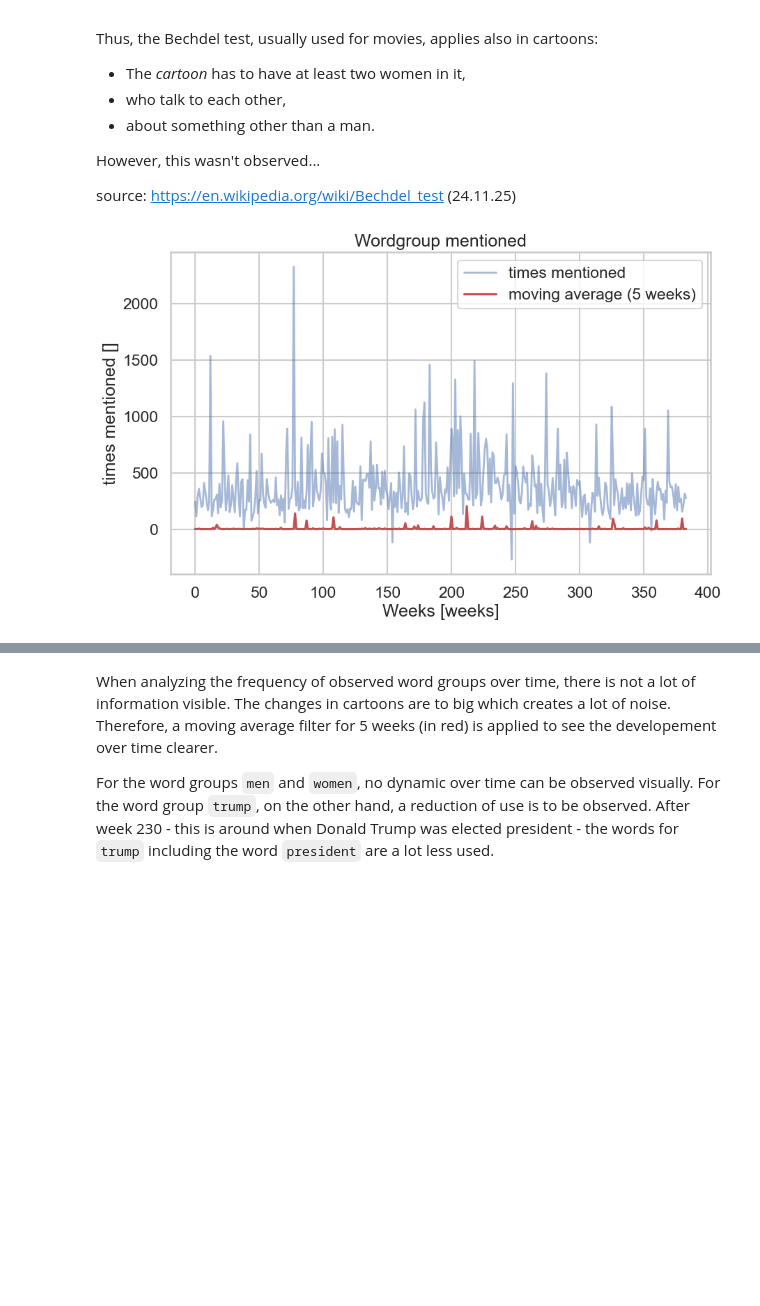
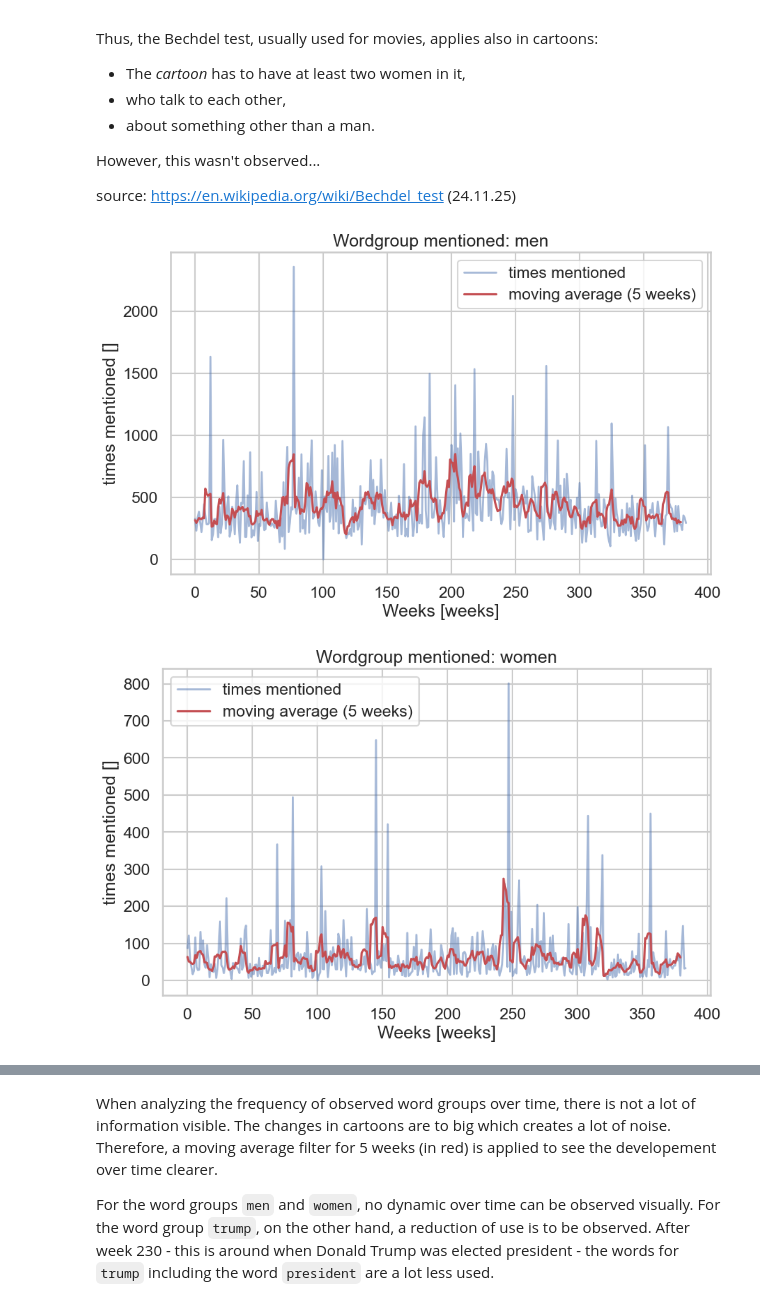
Before and after one commit to epfl-ada/ada-2025-project-data_dinosaur, a Jupyter notebook: results.ipynb, the cells around one changed output, grey strips where cells are left out. Drawn from its saved outputs; the diff is of its cells as text; code cells hidden in the pictures; blank space fills up the shorter version.

```diff
--- a/results.ipynb
+++ b/results.ipynb
@@ -166,10 +170,12 @@ source: https://en.wikipedia.org/wiki/Bechdel_test (24.11.25)
 # %%
 ###Analyze the mentions over time
 countdict = {
+  "W": "women|woman",
+  "men": "men|man|boy|father|husband|sir|guy",
   "women": "women|woman|girl|mother|wife",
-  "men": "men|man|boy|father|husband|sir|guy",
-  "dino": "dino|rex",
-  "trump": "trump|donald|president"
+  "trump": "trump|donald|president",
+  "climat change": "climat|friday for future|FFF|school strike|flood|drougth|co2|extreme weather|sustainability|greehouse|deforestation|ecology|ipcc|fossil fuel|wild fire|ecology",
+  "covid" : "covid|virus|pandemic|mask"
 }
 
 #find all IDs:
@@ -189,7 +195,7 @@ for i in range(len(ids)):
     somewhat_funny.append(df_ID['somewhat_funny'].sum())
 per_contest = np.array(per_contest)
 
-df_vc = pd.DataFrame(per_contest, columns=["w", "men", "women", "trump"])
+df_vc = pd.DataFrame(per_contest, columns=["w", "men", "women", "trump", "climat", "covid"])
 df_vc['votes'] = votes
 df_vc['men'] = df_vc["men"]-df_vc["w"]
 df_vc['contest_ids'] = ids
@@ -199,19 +205,19 @@ df_vc['somewhat_funny'] = somewhat_funny
 
 df_vc = df_vc.drop(["w"], axis=1)
 # %%
-words = ["men", "women"]
+words = ["men", "women", "trump", "climat", "covid"]
 c = np.array(df_vc[words])
 
-Y1 = c[:,0]
-
-Y2 = c[:,1]
-
-plt.plot(np.arange(len(Y1)), Y1,linestyle='-', linewidth=2,alpha=.5)
-plt.plot(np.arange(len(Y2)), Y2,color='r')
-plt.title('Wordgroup mentioned')
-plt.xlabel('Weeks [weeks]')
-plt.ylabel('times mentioned []')
-plt.legend(['times mentioned', 'moving average (5 weeks)'])
-plt.show()
+for i in range(0,len(c[0,:])):
+    Y1 = c[:,i]
+    Y2 = moving_average(Y1, 5)
+    plt.plot(np.arange(len(Y1)), Y1,linestyle='-', linewidth=2,alpha=.5)
+    plt.plot(np.arange(len(Y2)), Y2,color='r')
+    plt.title('Wordgroup mentioned: '+words[i])
+    plt.xlabel('Weeks [weeks]')
+    plt.ylabel('times mentioned []')
+    plt.legend(['times mentioned', 'moving average (5 weeks)'])
+    plt.show()
 # %% [output]
-[figure, old version]
+[figure, new version]
+[figure, added]
```
Also changed, not shown: parts of 5 cells of this notebook.
